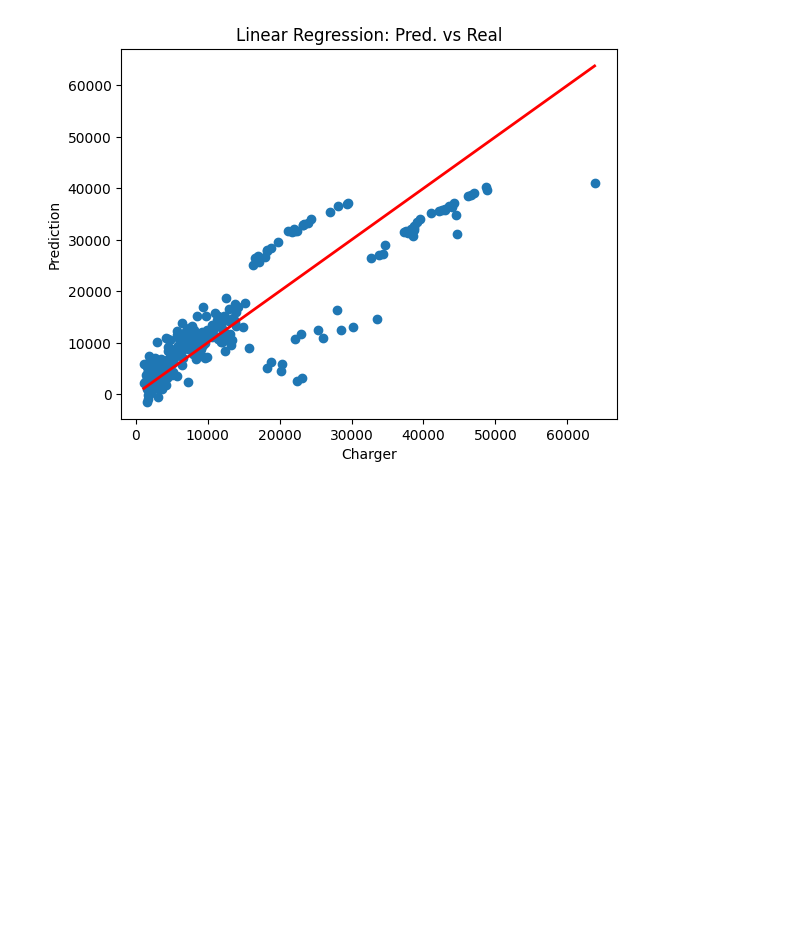
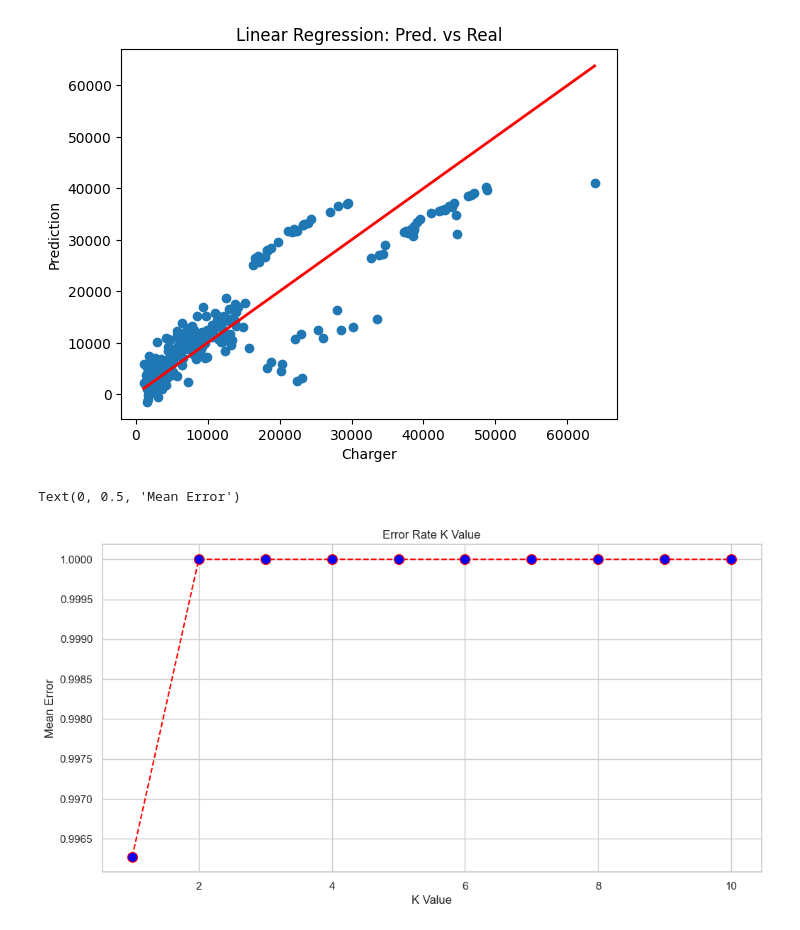
Before and after one commit to lucasrarruda/AI4DEV, a Jupyter notebook: Phase1/ML_Challenge/InsuranceValuePrediction.ipynb, the cells around one changed output. Cells and saved outputs as stored; diff of their text form; code cells hidden in the pictures; blank space fills up the shorter version.

Commit message:
added all models validations

```diff
--- a/Phase1/ML_Challenge/InsuranceValuePrediction.ipynb
+++ b/Phase1/ML_Challenge/InsuranceValuePrediction.ipynb
@@ -168,5 +168,6 @@ y = dataset['charges']
 # %%
 from sklearn.model_selection import train_test_split
+
+X = dataset_coded.drop(columns=['charges'])
+y = dataset_coded['charges']
 x_train, x_test, y_train, y_test = train_test_split(X, y, test_size=0.2, random_state=42)
-print(f"Dados de treino: x:{x_train.shape} y:{y_train.shape}")
-print(f"Dados de teste: x:{x_test.shape} y:{y_test.shape}")
@@ -175,0 +174,9 @@ Dados de teste: x:(268, 6) y:(268,)
+# %%
+
+from sklearn.preprocessing import StandardScaler
+
+scaler = StandardScaler()
+scaler.fit(x_train)
+
+x_train_scaler = scaler.transform(x_train)
+x_test_scaler = scaler.transform(x_test)
@@ -176,8 +185,8 @@ Dados de teste: x:(268, 6) y:(268,)
 # %%
 from sklearn.linear_model import LinearRegression
+
 linear_regression = LinearRegression()
-linear_regression.fit(x_train, y_train)
-
-y_pred = linear_regression.predict(x_test)
+linear_regression.fit(x_train_scaler, y_train)
+linear_regression_result = linear_regression.predict(x_test_scaler)
 # %%
 from sklearn.metrics import mean_squared_error, mean_absolute_error, r2_score
@@ -200,5 +207,31 @@ plt.title('Linear Regression: Pred. vs Real')
 plt.show()
 # %% [output]
 [figure]
+# %%
+from sklearn.neighbors import KNeighborsRegressor
+from sklearn.model_selection import cross_val_score
+import numpy as np
+
+mae_scores = []
+mse_scores = []
+knn_error = []
+
+for k in range(1, 11):
+    knn_model = KNeighborsRegressor(n_neighbors=k)
+    knn_model.fit(x_train_scaler, y_train)
+    knn_result = knn_model.predict(x_test_scaler)
+    knn_error.append(np.mean(knn_result != y_test))
+    # scores = cross_val_score(knn_model, x_train_scaler, y_train, cv=5, scoring='neg_mean_squared_error')
+    # mse_scores.append(scores.mean())
+
+plt.figure(figsize=(12, 6))
+plt.plot(range(1, 11), knn_error, color='red', linestyle='dashed', marker='o',
+         markerfacecolor='blue', markersize=10)
+plt.title('Error Rate K Value')
+plt.xlabel('K Value')
+plt.ylabel('Mean Error')
+# %% [output]
+Text(0, 0.5, 'Mean Error')
+[figure, added]
 # %%
 O modelo gerado parece representar bem apenas uma parte da variedade dos dados. É necessário refinar o modelo tentando normalizar os dados e procurar outliers para remover.
```
Also changed, not shown: parts of 5 cells of this notebook.
